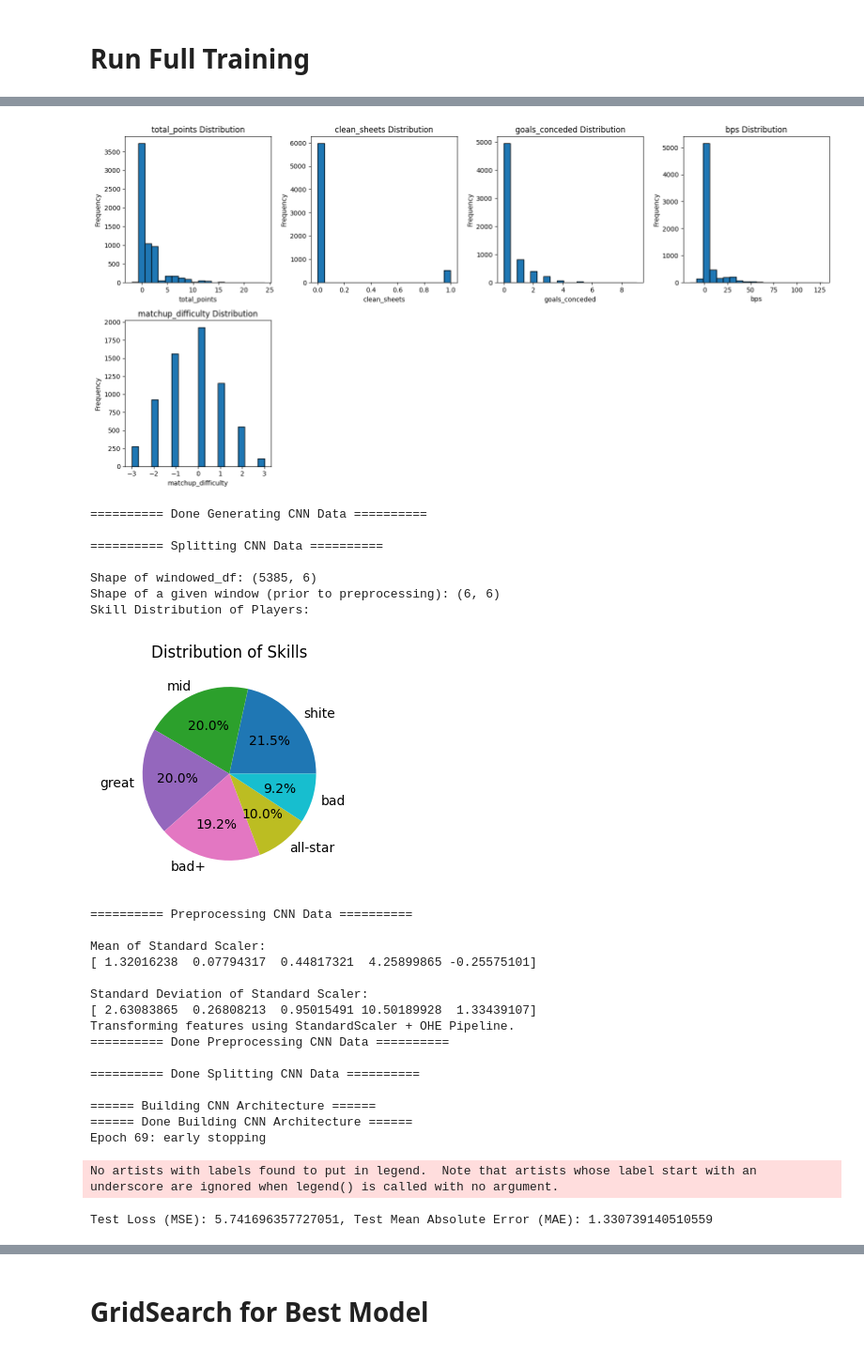
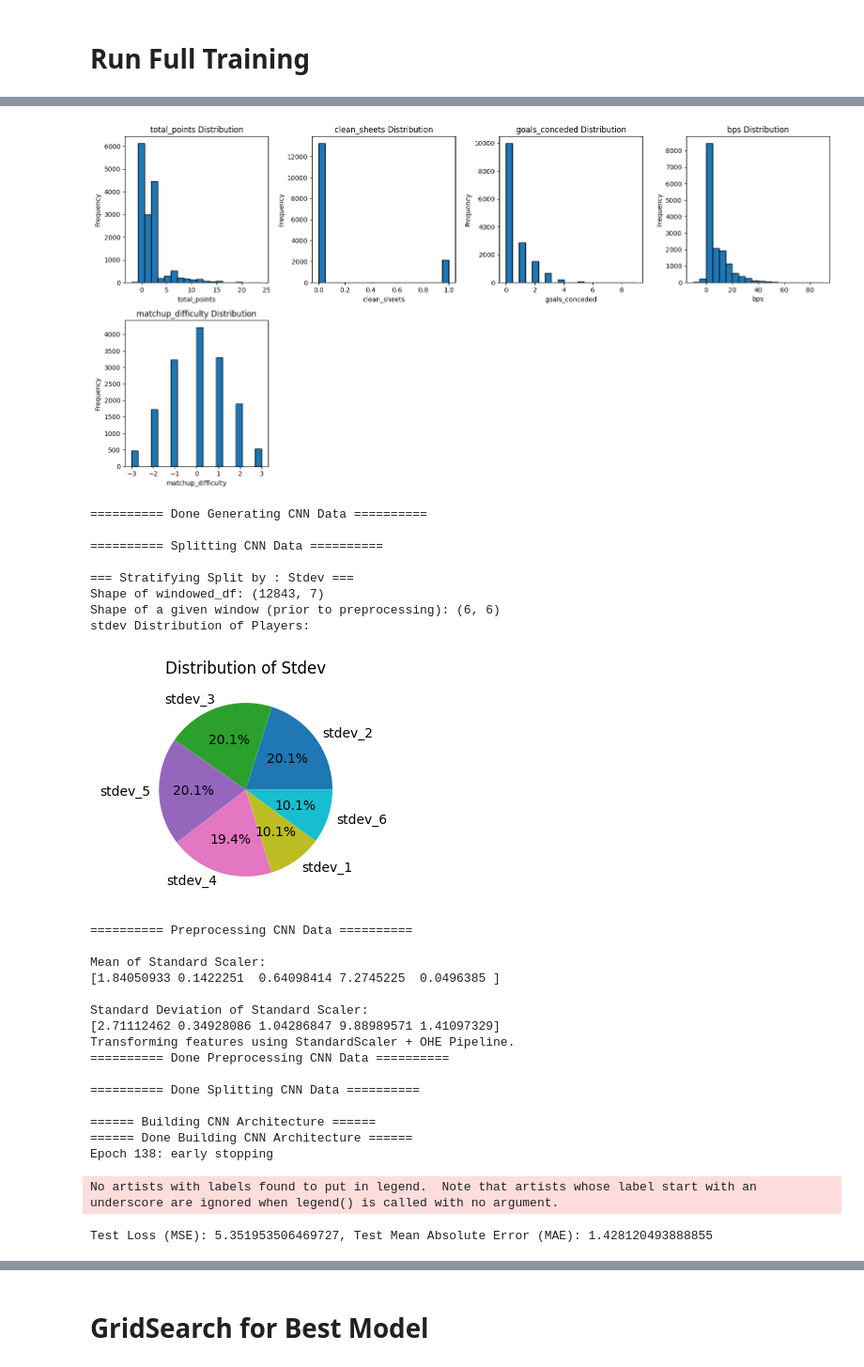
Before and after one commit to danielfrees/mlpremier, a Jupyter notebook: mlpremier/cnn/cnn.ipynb, the cells around one changed output, grey strips where cells are left out. Shown at 94% size. Cells and saved outputs as stored; diff of their text form; code cells hidden in the pictures.

Commit message:
added stdev stratification, improved stability

```diff
--- a/mlpremier/cnn/cnn.ipynb
+++ b/mlpremier/cnn/cnn.ipynb
@@ -41,17 +41,18 @@ DATA_DIR = os.path.join(os.getcwd(), '..', 'data', 'clean_data')
 
 full_cnn_pipeline(DATA_DIR,
                 season = ['2020-21', '2021-22'],
-                position = 'FWD',
+                position = 'MID',
                 window_size=6,
                 kernel_size=2,
                 num_filters=64,
                 num_dense=64,
                 batch_size = 32,
                 epochs = 1000,
-                drop_low_playtime = False,
-                low_playtime_cutoff = 15,
+                drop_low_playtime = True,
+                low_playtime_cutoff = 1e-6,
                 num_features = ['total_points', 'clean_sheets', 'goals_conceded', 'bps', 'matchup_difficulty'],
                 cat_features = STANDARD_CAT_FEATURES,
+                stratify_by = 'stdev',
                 conv_activation = 'relu',
                 dense_activation = 'relu',
                 optimizer='adam',
@@ -89,19 +88,20 @@ std             1.338766
-[figure, old version]
+[figure, new version]
 ========== Done Generating CNN Data ==========
 
 ========== Splitting CNN Data ==========
 
-Shape of windowed_df: (5385, 6)
+=== Stratifying Split by : Stdev ===
+Shape of windowed_df: (12843, 7)
 Shape of a given window (prior to preprocessing): (6, 6)
-Skill Distribution of Players:
+stdev Distribution of Players:
-[figure, old version]
+[figure, new version]
 ========== Preprocessing CNN Data ==========
 
 Mean of Standard Scaler:
-[ 1.32016238  0.07794317  0.44817321  4.25899865 -0.25575101]
+[1.84050933 0.1422251  0.64098414 7.2745225  0.0496385 ]
 
 Standard Deviation of Standard Scaler:
-[ 2.63083865  0.26808213  0.95015491 10.50189928  1.33439107]
+[2.71112462 0.34928086 1.04286847 9.88989571 1.41097329]
 Transforming features using StandardScaler + OHE Pipeline.
 ========== Done Preprocessing CNN Data ==========
 
@@ -109,6 +109,6 @@ Transforming features using StandardScaler + OHE Pipeline.
 
 ====== Building CNN Architecture ======
 ====== Done Building CNN Architecture ======
-Epoch 69: early stopping
+Epoch 138: early stopping
 No artists with labels found to put in legend.  Note that artists whose label start with an underscore are ignored when legend() is called with no argument.
-Test Loss (MSE): 5.741696357727051, Test Mean Absolute Error (MAE): 1.330739140510559
+Test Loss (MSE): 5.351953506469727, Test Mean Absolute Error (MAE): 1.428120493888855
```
Also changed, not shown: parts of 17 cells of this notebook, 3 other files.
